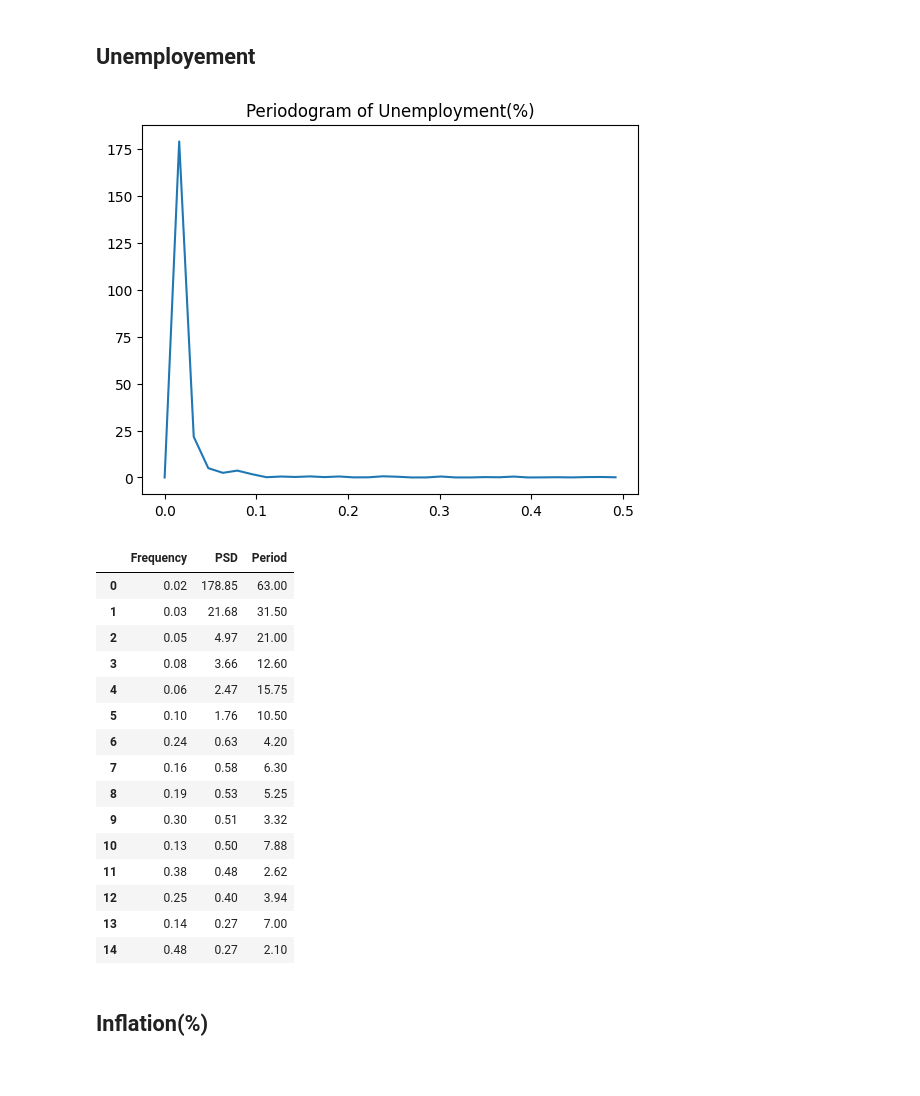
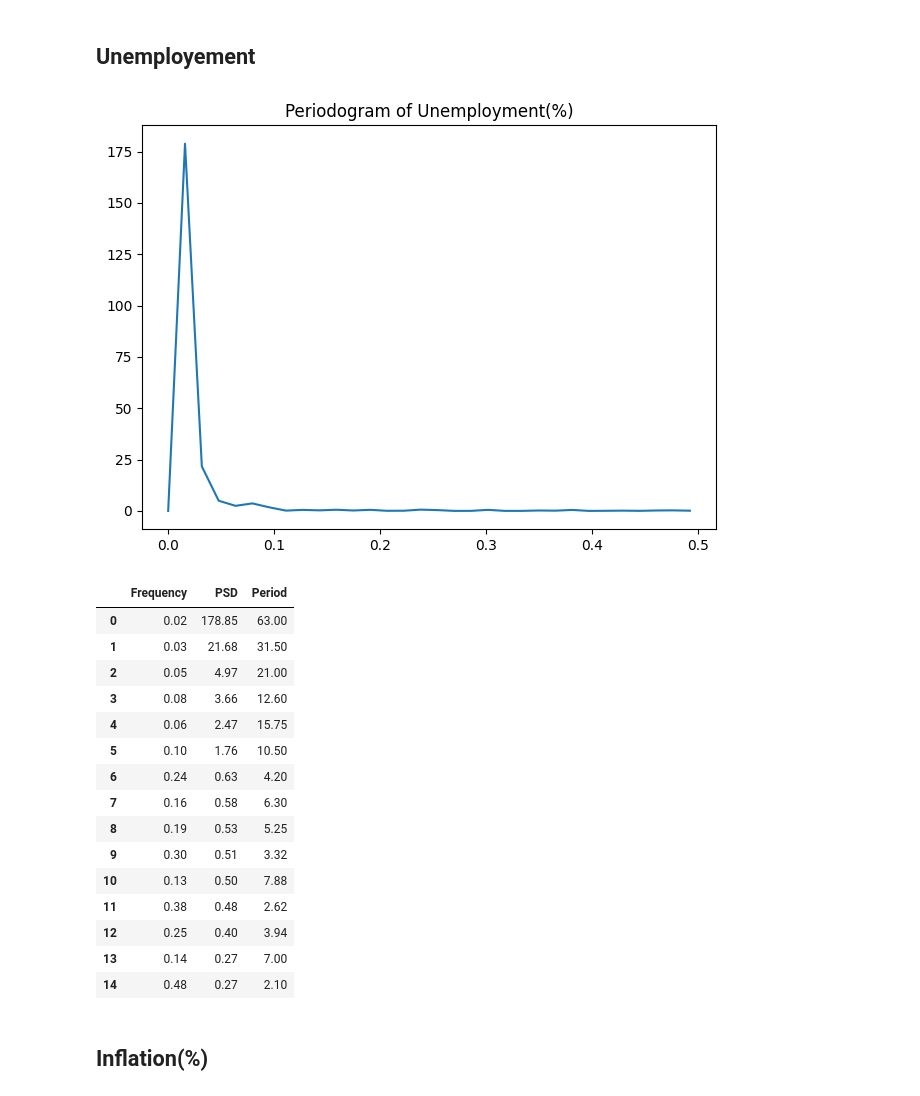
Before and after one commit to rizal-mujahiddan/Analyst_Economy_Indonesia, a Jupyter notebook: world-development-indicators-code.ipynb, the cells around one changed output. Saved outputs shown, nothing was run; the diff lists cells and outputs as text; code cells hidden in the pictures.

```diff
--- a/world-development-indicators-code.ipynb
+++ b/world-development-indicators-code.ipynb
@@ -1366,19 +1389,20 @@ display(pdf.head(11))
 # %%
 from scipy.signal import periodogram
 
 freq, psd = periodogram(indonesia_df_copy['Unemployment(%)'])
 pdf = pd.DataFrame({'Frequency': freq, 'PSD': psd})
 pdf = pdf.sort_values('PSD',ascending=False)
 pdf['Period'] = 1/pdf['Frequency']
 pdf = pdf.reset_index(drop=True)
 
 plt.title('Periodogram of Unemployment(%)')
 plt.plot(freq, psd)
+plt.tight_layout()
 plt.show()
 
 display(pdf.head(15))
 # %% [output]
-[figure, old version]
+[figure, new version]
 |  | Frequency | PSD | Period |
 | 0 | 0.02 | 178.85 | 63.00 |
 | 1 | 0.03 | 21.68 | 31.50 |
```
Also changed, not shown: parts of 66 cells of this notebook.
